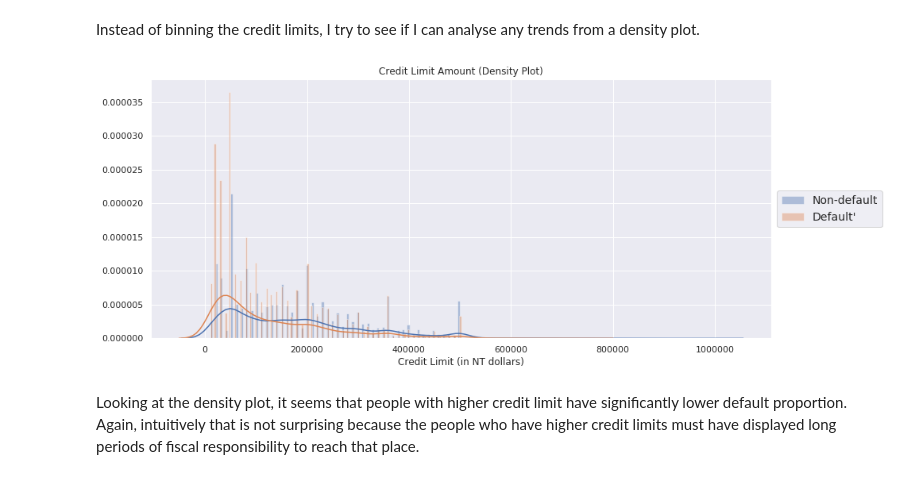
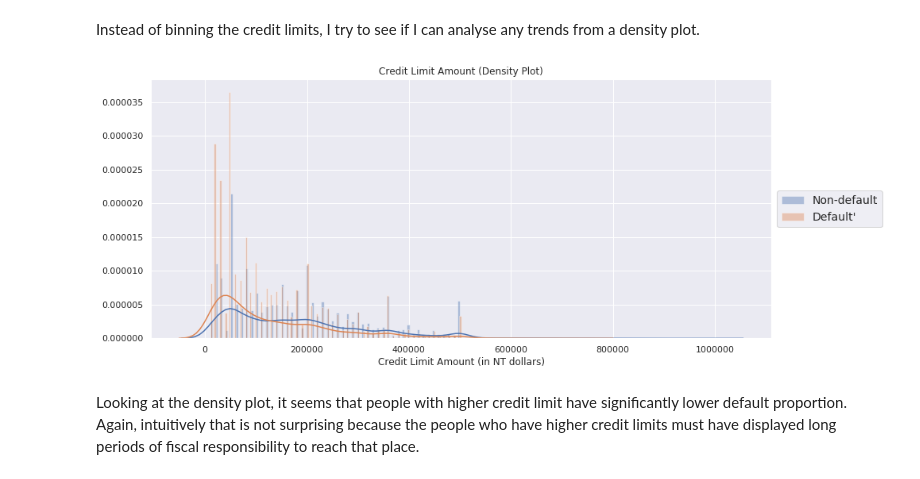
Before and after one commit to shuvrag/UCI_credit_card_default, a Jupyter notebook: uci_credit_card_default.ipynb, the cells around one changed output. Cells and saved outputs as stored; diff of their text form; code cells hidden in the pictures.

```diff
--- a/uci_credit_card_default.ipynb
+++ b/uci_credit_card_default.ipynb
@@ -455,15 +456,15 @@ Instead of binning the credit limits, I try to see if I can analyse any trends f
 # %%
 cc_def0 = cc_df.loc[cc_df['default'] == 0]["limit_bal"]
 cc_def1 = cc_df.loc[cc_df['default'] == 1]["limit_bal"]
 plt.figure(figsize = (14,6))
 sns.distplot(cc_def0,kde=True,bins=200, label='Non-default')
 sns.distplot(cc_def1,kde=True,bins=200, label="Default'")
 plt.legend(loc='center left', bbox_to_anchor=(1.0, 0.5), fontsize=14)
 plt.title('Credit Limit Amount (Density Plot)')
-plt.xlabel('Credit Limit (in NT dollars)')
+plt.xlabel('Credit Limit Amount (in NT dollars)')
 plt.show()
 # %% [output]
-[figure, old version]
+[figure, new version]
 # %% [markdown]
 Looking at the density plot, it seems that people with higher credit limit have significantly lower default proportion. Again, intuitively that is not surprising because the people who have higher credit limits must have displayed long periods of fiscal responsibility to reach that place.
 # %% [markdown]
```
Also changed, not shown: parts of 15 cells of this notebook.
